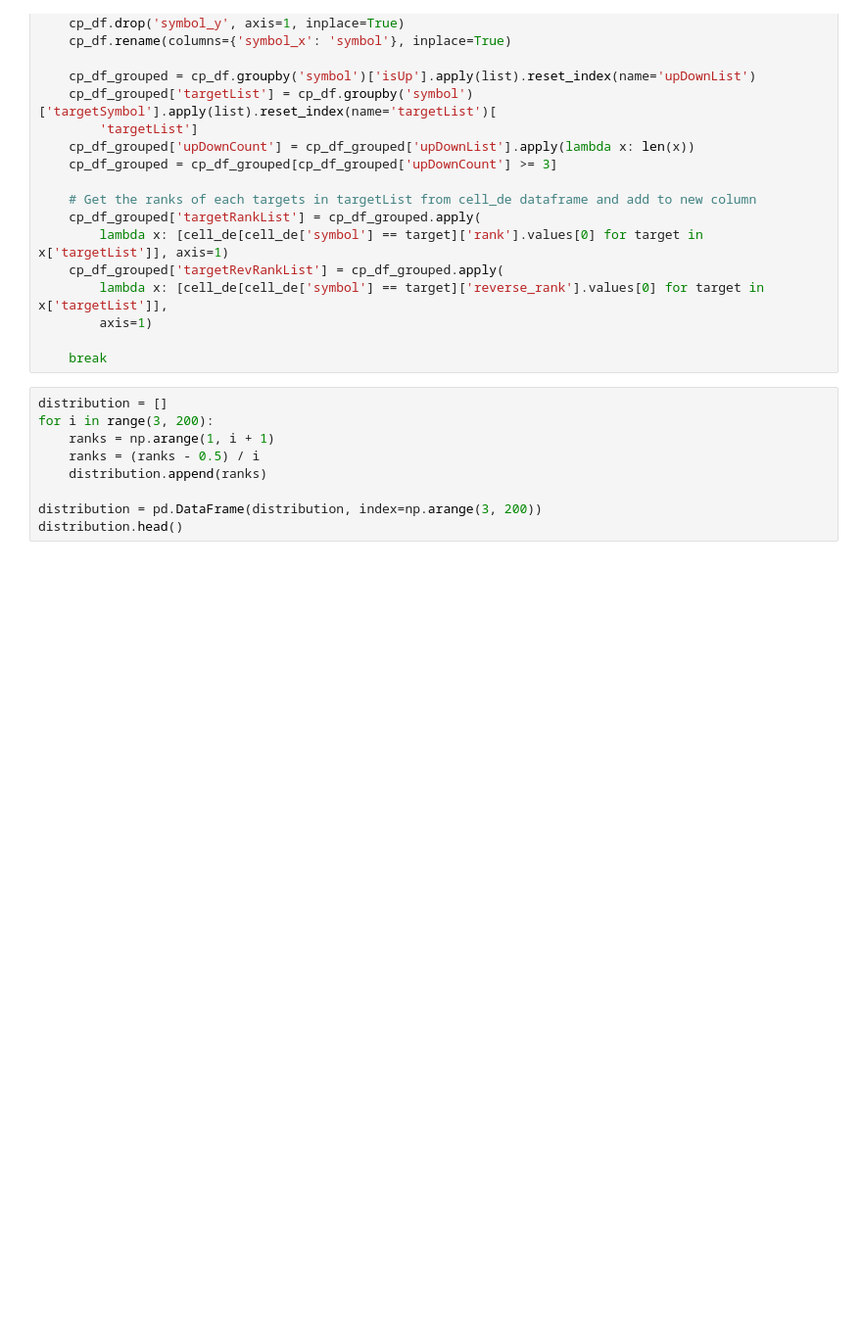
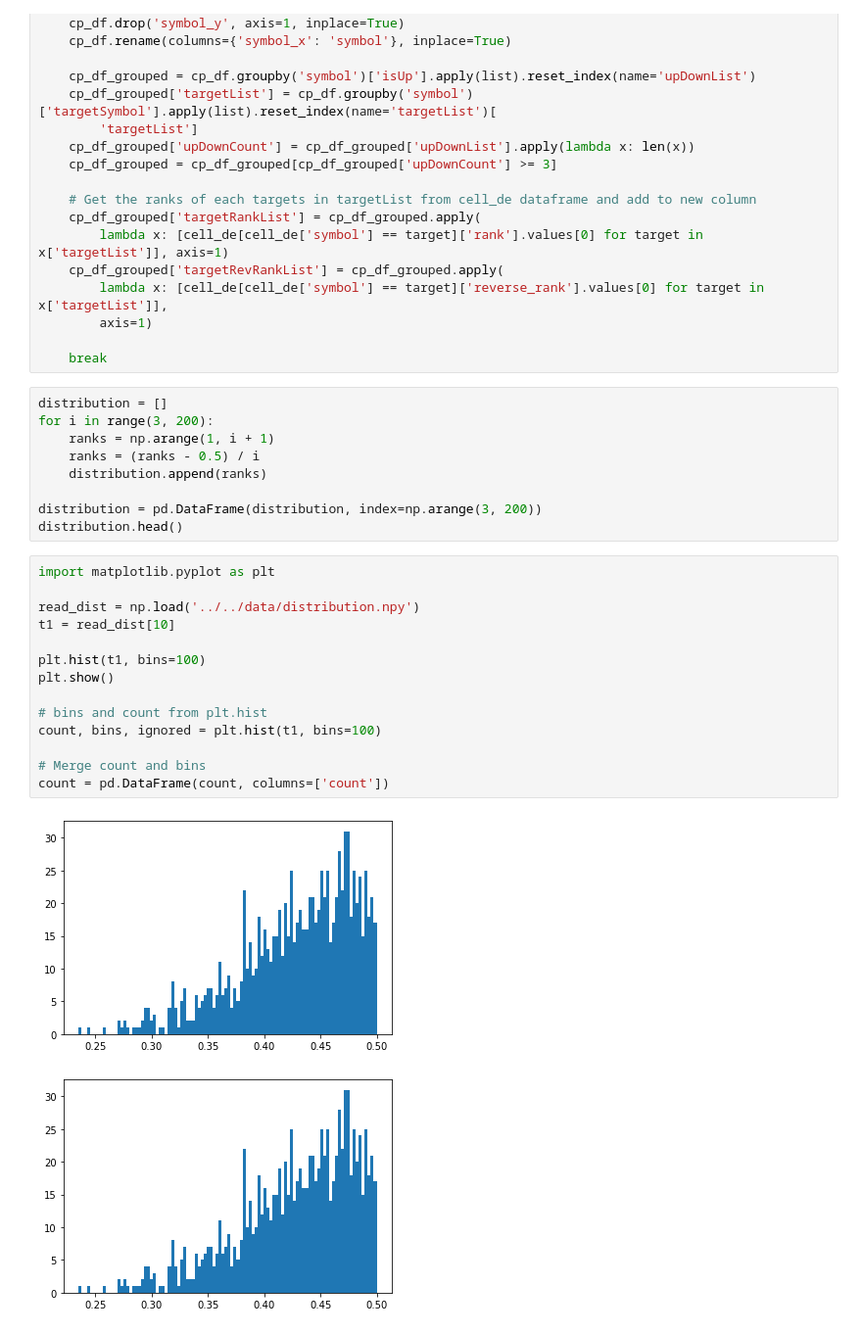
Before and after one commit to PathwayAndDataAnalysis/TF-Analysis, a Jupyter notebook: main/another_approach/notebook.ipynb, the cells around one changed output. Shown at 98% size. Cells and saved outputs as stored; diff of their text form; blank space fills up the shorter version.

```diff
--- a/main/another_approach/notebook.ipynb
+++ b/main/another_approach/notebook.ipynb
@@ -206,3 +242,20 @@ for i in range(3, 200):
 
 distribution = pd.DataFrame(distribution, index=np.arange(3, 200))
 distribution.head()
+# %%
+import matplotlib.pyplot as plt
+
+read_dist = np.load('../../data/distribution.npy')
+t1 = read_dist[10]
+
+plt.hist(t1, bins=100)
+plt.show()
+
+# bins and count from plt.hist
+count, bins, ignored = plt.hist(t1, bins=100)
+
+# Merge count and bins
+count = pd.DataFrame(count, columns=['count'])
+# %% [output]
+[figure, added]
+[figure, added]
```
Also changed, not shown: parts of 12 cells of this notebook, 4 other files.
